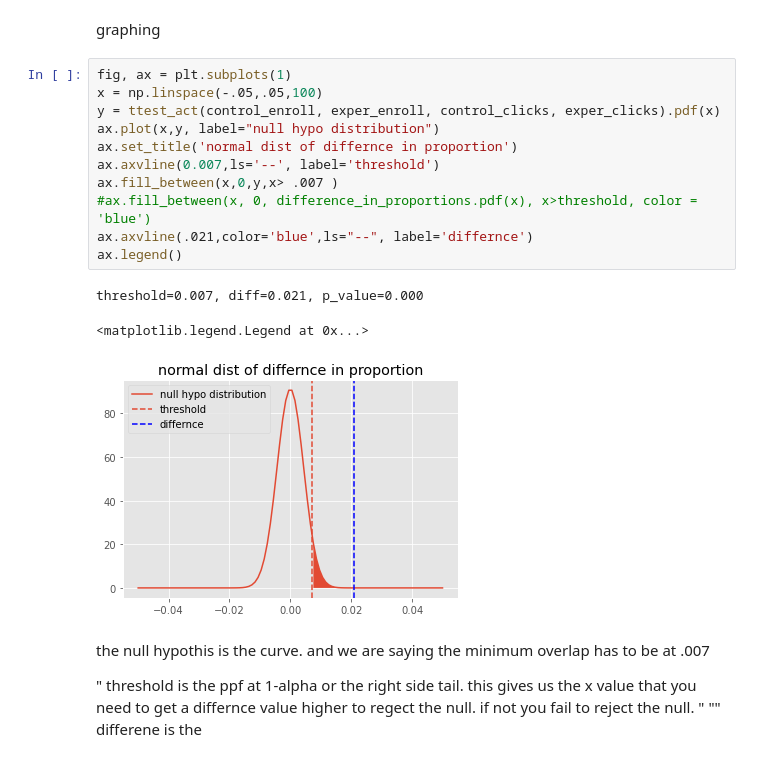
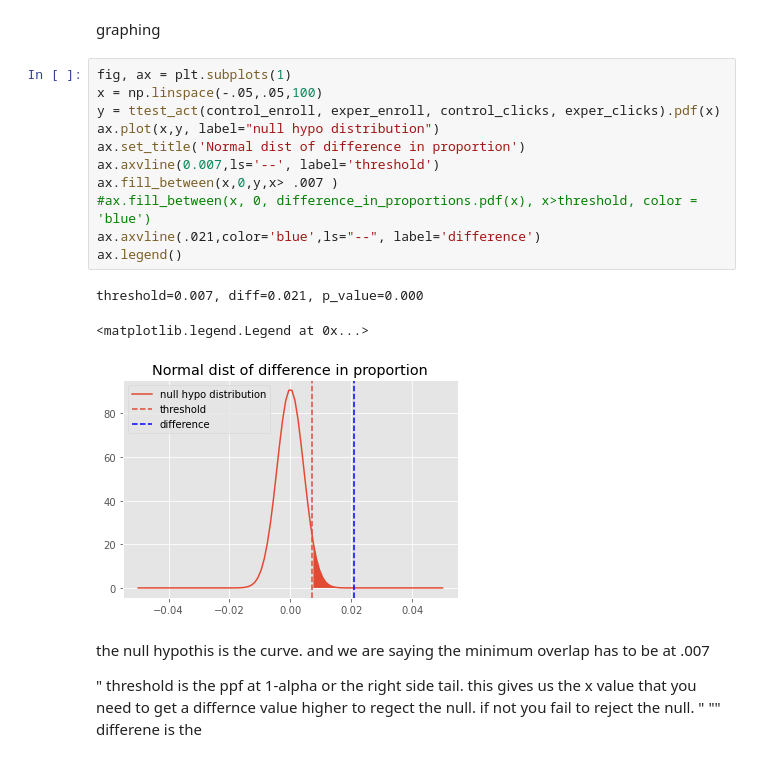
Before and after one commit to Nicoivazquez/Free_Trial_Screener, a Jupyter notebook: Freq_Diff.ipynb, the cells around one changed output. Saved outputs shown, nothing was run; the diff lists cells and outputs as text.

```diff
--- a/Freq_Diff.ipynb
+++ b/Freq_Diff.ipynb
@@ -139,18 +139,18 @@ graphing
 # %%
 fig, ax = plt.subplots(1)
 x = np.linspace(-.05,.05,100)
 y = ttest_act(control_enroll, exper_enroll, control_clicks, exper_clicks).pdf(x)
 ax.plot(x,y, label="null hypo distribution")
-ax.set_title('normal dist of differnce in proportion')
+ax.set_title('Normal dist of difference in proportion')
 ax.axvline(0.007,ls='--', label='threshold')
 ax.fill_between(x,0,y,x> .007 )
 #ax.fill_between(x, 0, difference_in_proportions.pdf(x), x>threshold, color = 'blue')
-ax.axvline(.021,color='blue',ls="--", label='differnce')
+ax.axvline(.021,color='blue',ls="--", label='difference')
 ax.legend()
 # %% [output]
 threshold=0.007, diff=0.021, p_value=0.000
 <matplotlib.legend.Legend at 0x...>
-[figure, old version]
+[figure, new version]
 # %% [markdown]
 the null hypothis is the curve. and we are saying the minimum overlap has to be at .007
 
```
Also changed, not shown: parts of 3 cells of this notebook.
